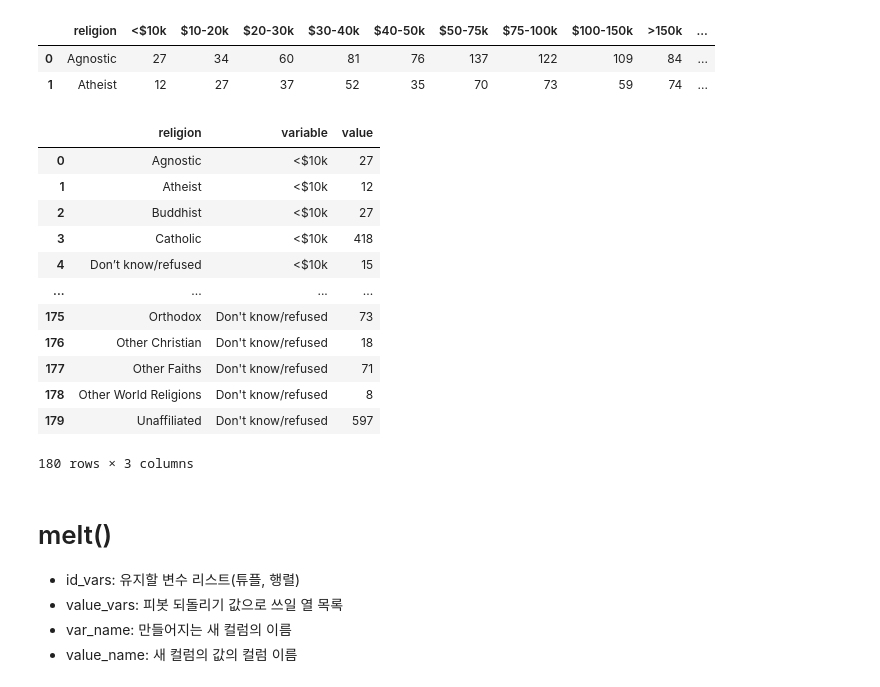
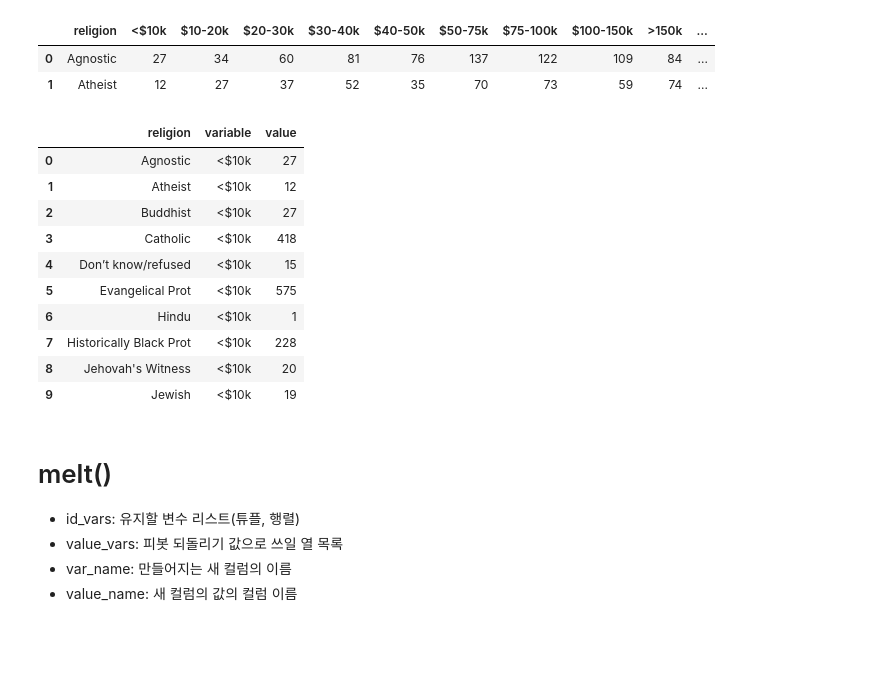
Before and after one commit to minsangggg/hipython_rep, a Jupyter notebook: Study/18.데이터전처리.ipynb, the cells around one changed output. Saved outputs shown, nothing was run; the diff lists cells and outputs as text; code cells hidden in the pictures; blank space fills up the shorter version.

```diff
--- a/Study/18.데이터전처리.ipynb
+++ b/Study/18.데이터전처리.ipynb
@@ -55,21 +55,19 @@ pew_df.head(2)
 | 1 | Atheist | 12 | 27 | 37 | 52 | 35 | 70 | 73 | 59 | 74 | ... |
 # %%
 #pew_df.melt()             -> 와이드데이터 롱데이터로 바꿔주는 함수
-pew_df.melt(id_vars='religion')
+pew_df.melt(id_vars='religion').head(10)        #id_vars=' 열 '   고정할 열을 선택하는 기능입니다.
 # %% [output]
 |  | religion | variable | value |
 | 0 | Agnostic | <$10k | 27 |
 | 1 | Atheist | <$10k | 12 |
 | 2 | Buddhist | <$10k | 27 |
 | 3 | Catholic | <$10k | 418 |
 | 4 | Don’t know/refused | <$10k | 15 |
-| ... | ... | ... | ... |
-| 175 | Orthodox | Don't know/refused | 73 |
-| 176 | Other Christian | Don't know/refused | 18 |
-| 177 | Other Faiths | Don't know/refused | 71 |
-| 178 | Other World Religions | Don't know/refused | 8 |
-| 179 | Unaffiliated | Don't know/refused | 597 |
+| 5 | Evangelical Prot | <$10k | 575 |
+| 6 | Hindu | <$10k | 1 |
+| 7 | Historically Black Prot | <$10k | 228 |
+| 8 | Jehovah's Witness | <$10k | 20 |
+| 9 | Jewish | <$10k | 19 |
-180 rows × 3 columns
 # %% [markdown]
 # melt()
 
```
Also changed, not shown: parts of 10 cells of this notebook, 10 other files.
